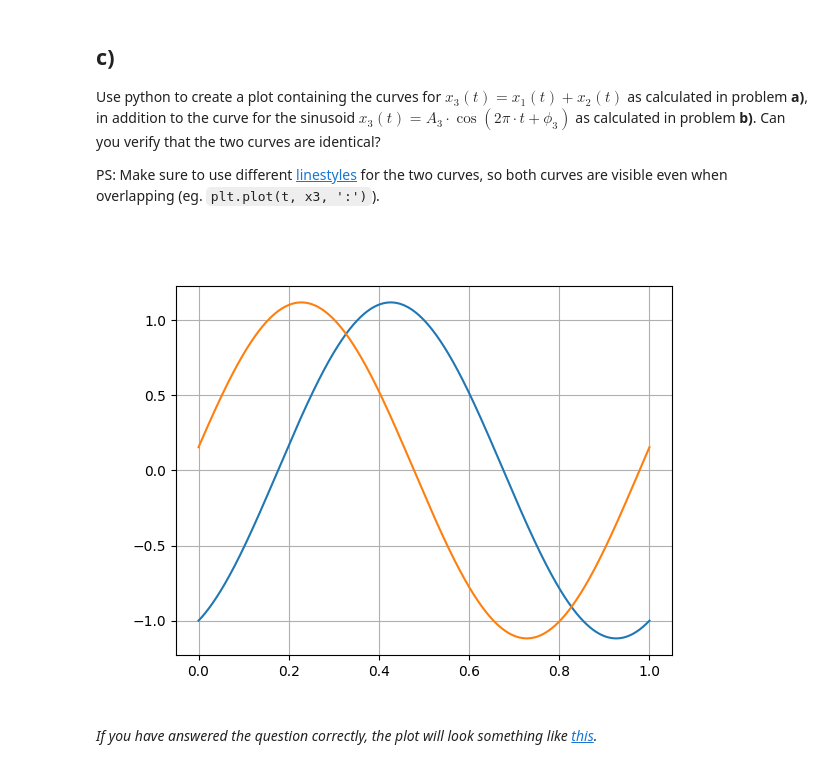
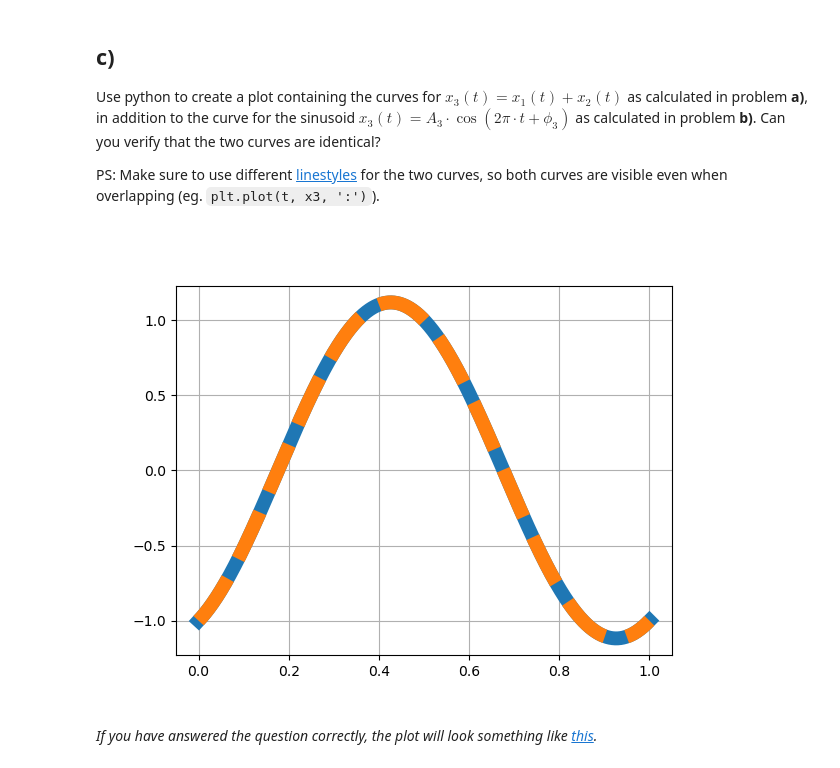
Before and after one commit to kaierih/AIS2201_Exercises, a Jupyter notebook: Exercise_2/1_adding_sines.ipynb, the cells around one changed output. Saved outputs shown, nothing was run; the diff lists cells and outputs as text; code cells hidden in the pictures.

```diff
--- a/Exercise_2/1_adding_sines.ipynb
+++ b/Exercise_2/1_adding_sines.ipynb
@@ -60,7 +63,7 @@ ANSWER THEORY QUESTIONS HERE:
 
 x3_mag = np.sqrt(5/4)
 
-x3_phase = np.rad2deg(np.arctan(-1/2))
+x3_phase = np.rad2deg(np.pi - np.arctan(-1/2))
 
 print(f"x3(t) magnitude: {x3_mag:.2f}")
 print(f"x3(t) phase: {x3_phase:.2f} degrees")
@@ -75,14 +78,14 @@ PS: Make sure to use different [linestyles](https://matplotlib.org/stable/galler
 # %%
 # WRITE YOUR CODE HERE:
 figure = plt.figure()
 
-x3 = x3_mag * np.cos(2*np.pi*t + x3_phase)
+x3 = x3_mag * np.cos(2*np.pi*t + np.deg2rad(x3_phase))
 
-plt.plot(t, xt3, t, x3)
+plt.plot(t, xt3, t, x3, '--', linewidth=10)
 plt.grid()
 plt.show()
 # %% [output]
-[figure, old version]
+[figure, new version]
 # %% [markdown]
 *If you have answered the question correctly, the plot will look something like [this](Figurer/task1c_sol.png).*
 # %% [markdown]
```
Also changed, not shown: parts of 2 cells of this notebook.
